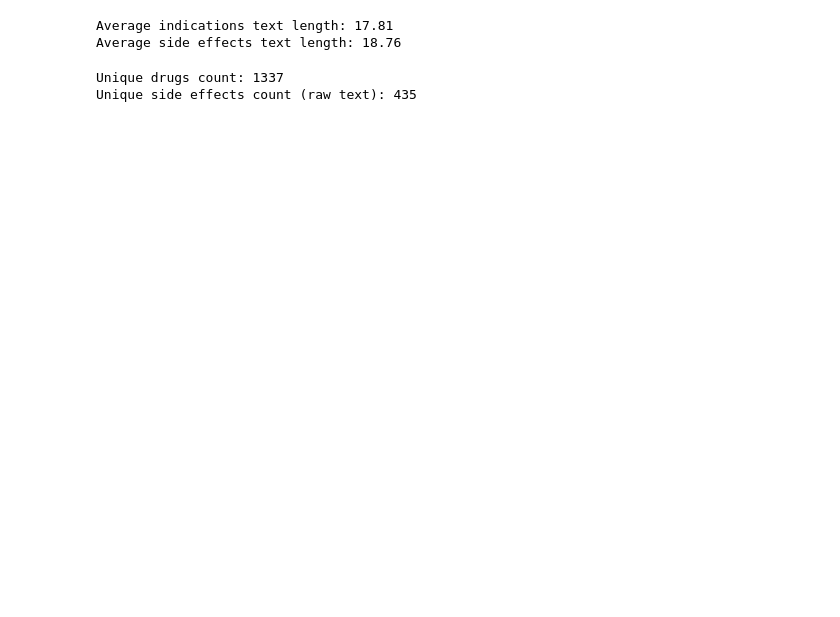
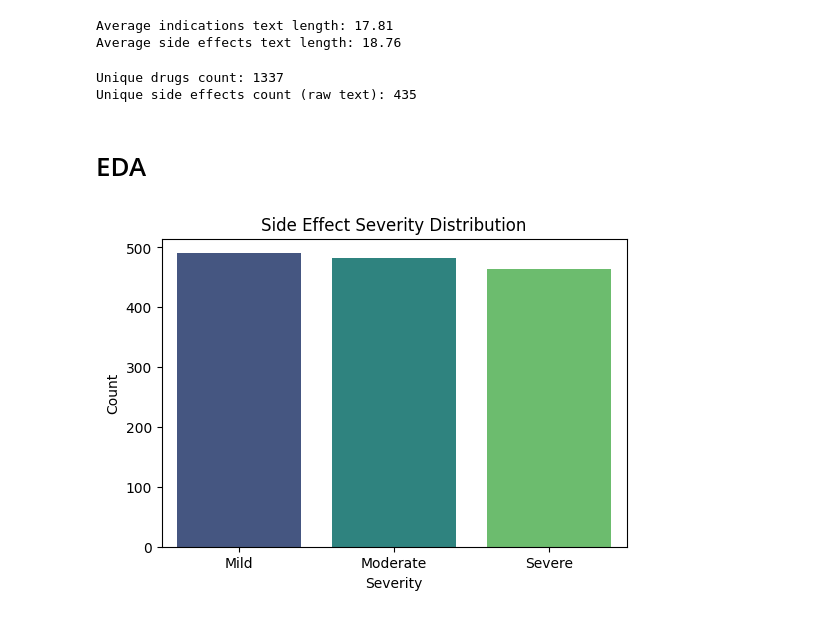
Before and after one commit to alabhastam/Drug-Labels-Side-Effects-analysis, a Jupyter notebook: main.ipynb, the cells around one changed output. Drawn from its saved outputs; the diff is of its cells as text; code cells hidden in the pictures; blank space fills up the shorter version.

Commit message:
Kaggle Notebook | Drug-Labels-Side-Effects-analysis | eda1

```diff
--- a/main.ipynb
+++ b/main.ipynb
@@ -58,3 +58,18 @@ print("Unique side effects count (raw text):", df['side_effects'].nunique())
 # %% [output]
 Unique drugs count: 1337
 Unique side effects count (raw text): 435
+# %% [markdown]
+# EDA
+# %%
+import matplotlib.pyplot as plt
+import seaborn as sns
+
+# ----- 1. Distribution of side effect severity -----
+plt.figure(figsize=(6,4))
+sns.countplot(data=df, x='side_effect_severity', order=df['side_effect_severity'].value_counts().index, palette='viridis')
+plt.title('Side Effect Severity Distribution')
+plt.ylabel('Count')
+plt.xlabel('Severity')
+plt.show()
+# %% [output]
+[figure, added]
```
Also changed, not shown: parts of 6 cells of this notebook.
